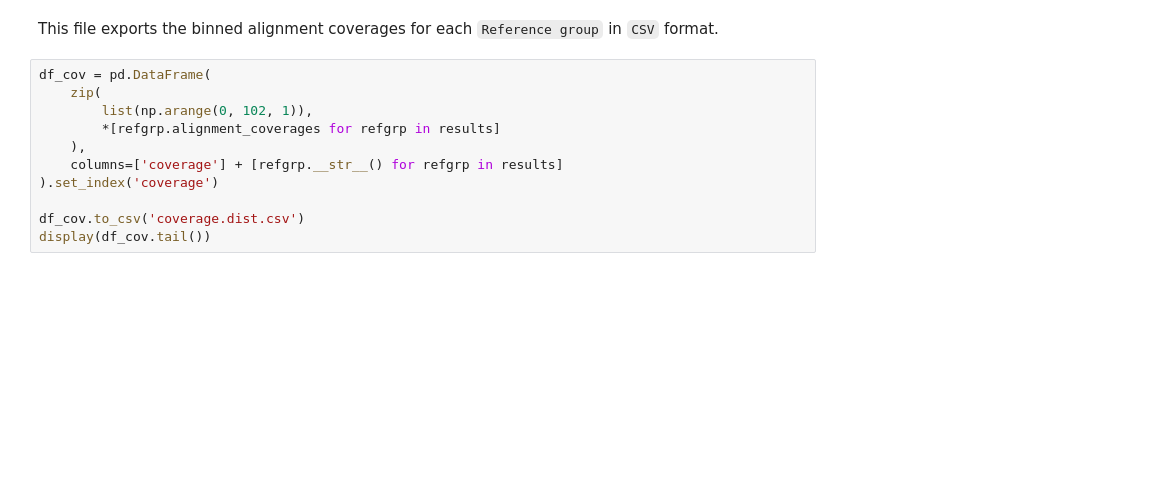
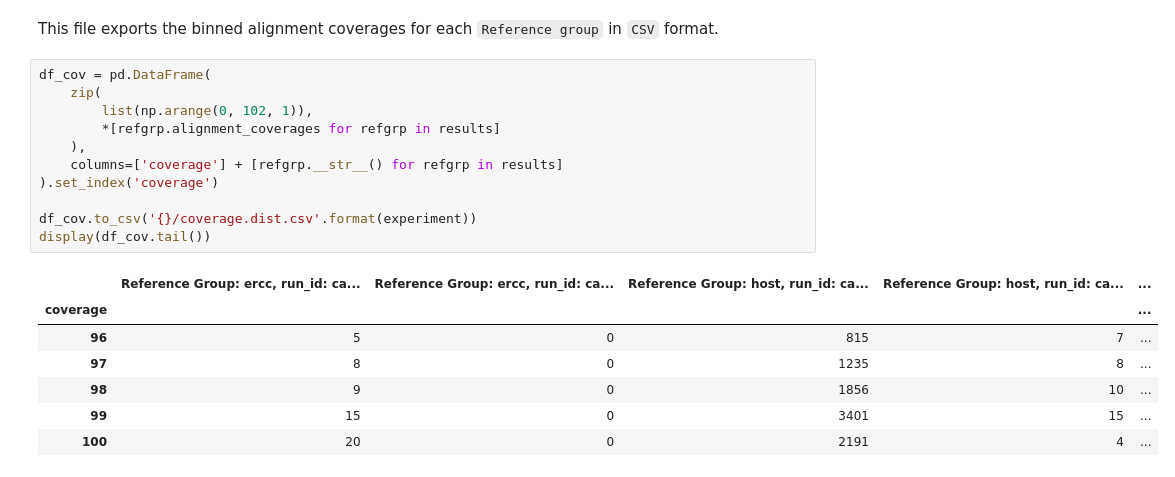
Before and after one commit to epi2me-labs/testbooks, a Jupyter notebook: tutorials/ERCC_Workflow.ipynb, the cells around one changed output. Saved outputs shown, nothing was run; the diff lists cells and outputs as text; blank space fills up the shorter version.

```diff
--- a/tutorials/ERCC_Workflow.ipynb
+++ b/tutorials/ERCC_Workflow.ipynb
@@ -1607,11 +1652,19 @@ This file exports the binned alignment coverages for each `Reference group` in `
 # %%
 df_cov = pd.DataFrame(
     zip(
         list(np.arange(0, 102, 1)),
         *[refgrp.alignment_coverages for refgrp in results]
     ),
     columns=['coverage'] + [refgrp.__str__() for refgrp in results]
 ).set_index('coverage')
 
-df_cov.to_csv('coverage.dist.csv')
+df_cov.to_csv('{}/coverage.dist.csv'.format(experiment))
 display(df_cov.tail())
+# %% [output]
+|  | Reference Group: ercc, run_id: ca... | Reference Group: ercc, run_id: ca... | Reference Group: host, run_id: ca... | Reference Group: host, run_id: ca... | ... |
+| coverage |  |  |  |  | ... |
+| 96 | 5 | 0 | 815 | 7 | ... |
+| 97 | 8 | 0 | 1235 | 8 | ... |
+| 98 | 9 | 0 | 1856 | 10 | ... |
+| 99 | 15 | 0 | 3401 | 15 | ... |
+| 100 | 20 | 0 | 2191 | 4 | ... |
```
Also changed, not shown: parts of 7 cells of this notebook.
